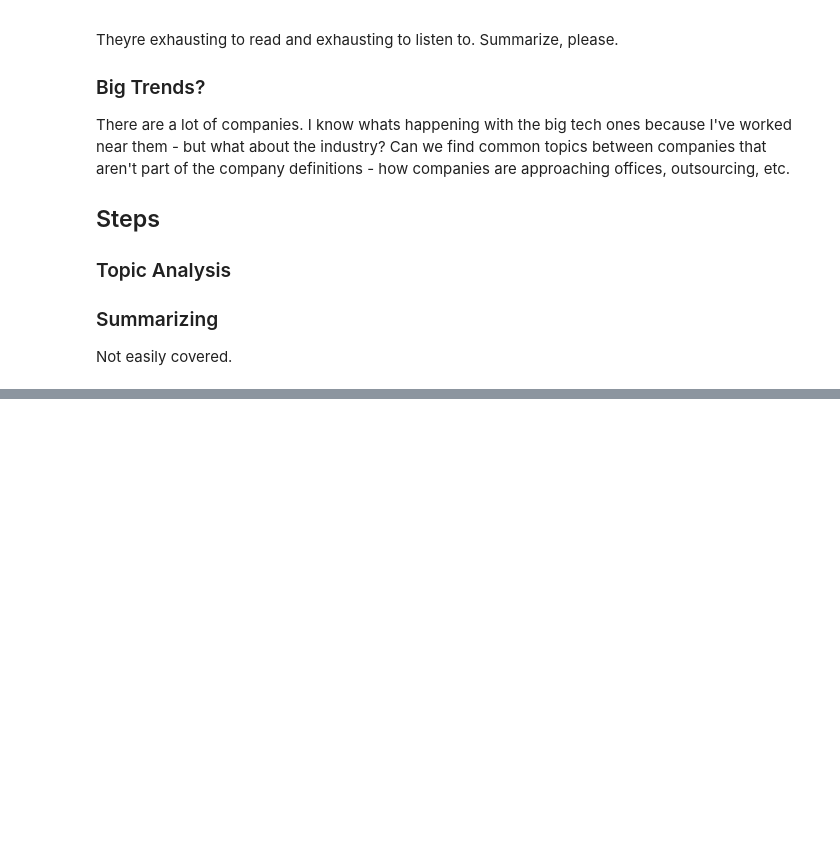
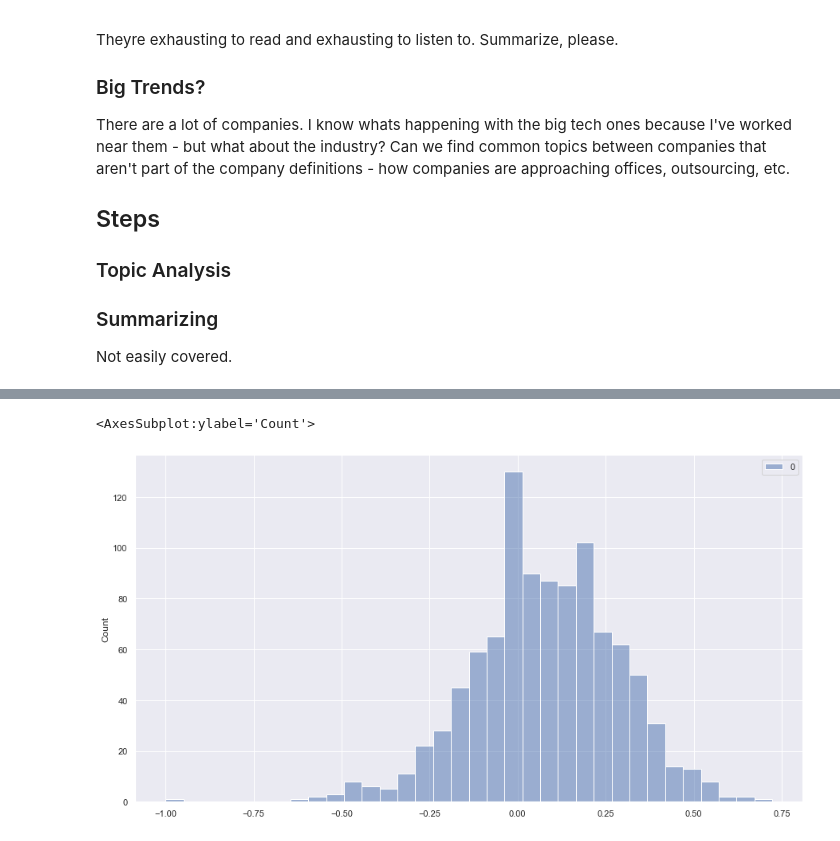
Before and after one commit to mpolyakova/earnings-nlp-metis, a Jupyter notebook: analysis1.ipynb, the cells around one changed output, grey strips where cells are left out. Cells and saved outputs as stored; diff of their text form; code cells hidden in the pictures; blank space fills up the shorter version.

```diff
--- a/analysis1.ipynb
+++ b/analysis1.ipynb
@@ -137,0 +181,18 @@ score
+# %%
+questions_and_answers = [clean_answers(p) for p in list(df['questions_and_answers'])]
+# %%
+fin_answers = [(lm.get_score(lm.tokenize(questions_and_answers[i]))) for i in range(0, 1000)]
+# %%
+polarity3 = [fin_answers[i]['Polarity'] for i in range(0, 1000)]
+# %%
+sns.set(rc = {'figure.figsize':(15,8)})
+# sns.histplot(x=polarity, kde=True)
+# sns.histplot(x=polarity2, kde=True)
+
+sns.histplot([polarity3], color=['r','b'], alpha=0.5) # Distribution more informative using the financial sentiment analysis.
+# And much less positive. Fascinating:)
+
+#The answers are much less positive than the planned. If Im able to isolate the answers only, it may be helpful
+# %% [output]
+<AxesSubplot:ylabel='Count'>
+[figure, added]
```
Also changed, not shown: parts of 19 cells of this notebook.
